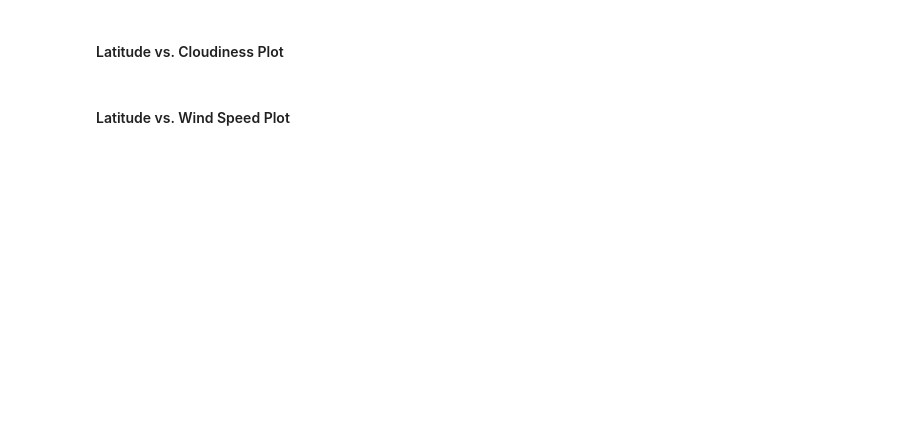
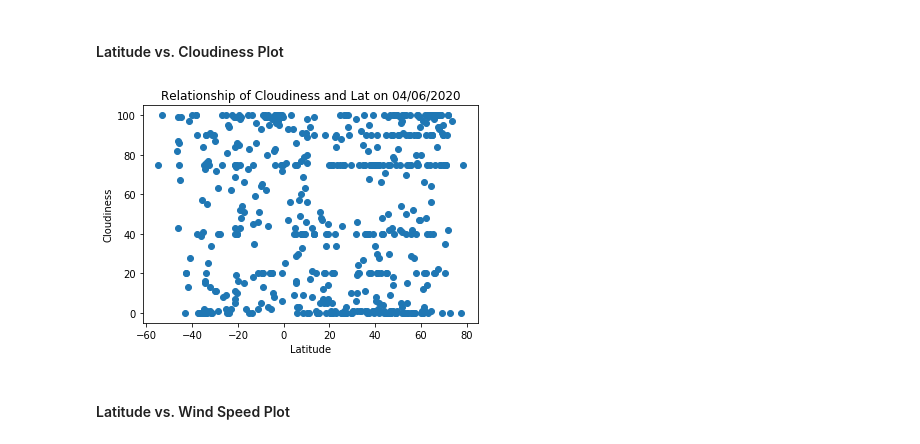
Before and after one commit to cynthiakellogg/python-api-challenge, a Jupyter notebook: WeatherPy/WeatherPy.ipynb, the cells around one changed output. Cells and saved outputs as stored; diff of their text form; code cells hidden in the pictures; blank space fills up the shorter version.

```diff
--- a/WeatherPy/WeatherPy.ipynb
+++ b/WeatherPy/WeatherPy.ipynb
@@ -141,4 +174,14 @@ city_weather_df
 # %% [markdown]
 #### Latitude vs. Cloudiness Plot
+# %%
+x_values = city_weather_df['Lat']
+y_values = city_weather_df['Cloudiness']
+plt.scatter(x_values,y_values)
+plt.xlabel('Latitude')
+plt.ylabel('Cloudiness')
+plt.title('Relationship of Cloudiness and Lat on 04/06/2020')
+plt.show()
+# %% [output]
+[figure, added]
 # %% [markdown]
 #### Latitude vs. Wind Speed Plot
```
Also changed, not shown: parts of 9 cells of this notebook.
